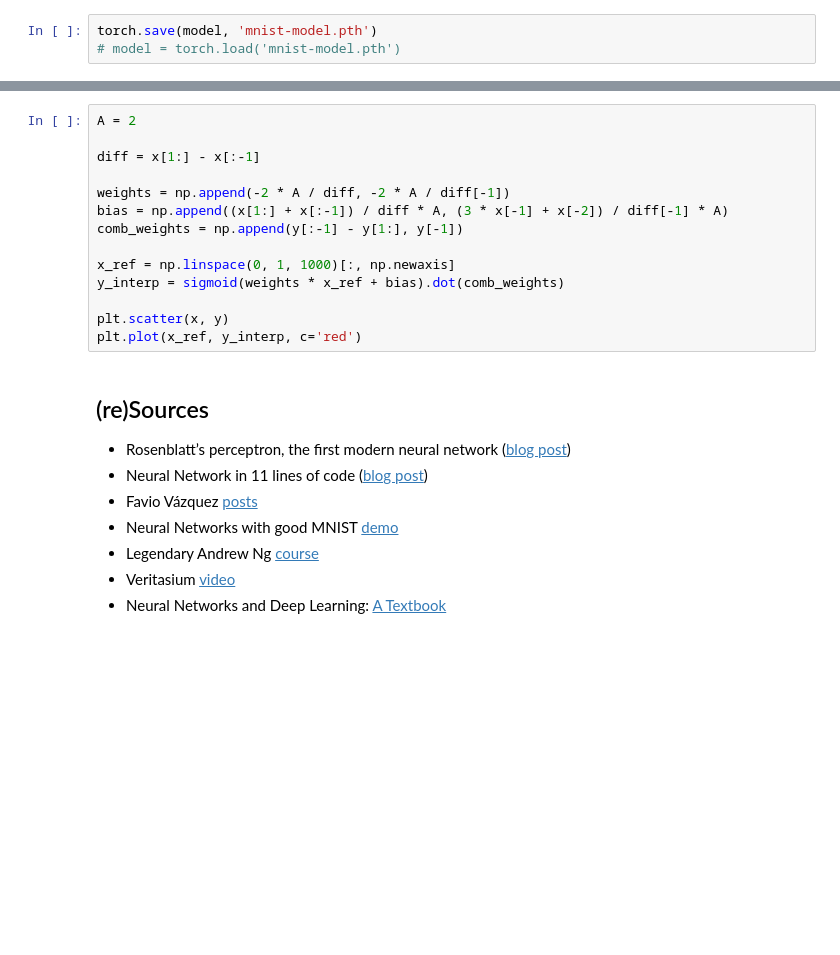
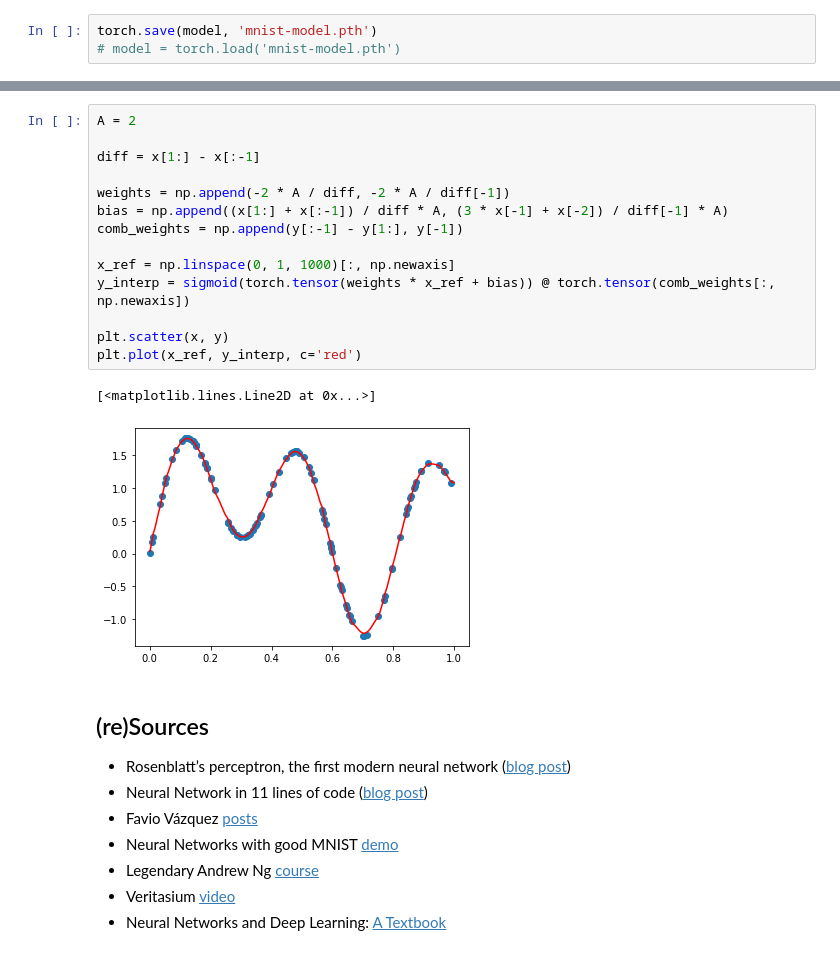
Before and after one commit to trokas/ai_primer, a Jupyter notebook: DNN.ipynb, the cells around one changed output, grey strips where cells are left out. Cells and saved outputs as stored; diff of their text form; blank space fills up the shorter version.

```diff
--- a/DNN.ipynb
+++ b/DNN.ipynb
@@ -789,17 +824,20 @@ plt.scatter(x, y)
 # %%
 A = 2
 
 diff = x[1:] - x[:-1]
 
 weights = np.append(-2 * A / diff, -2 * A / diff[-1])
 bias = np.append((x[1:] + x[:-1]) / diff * A, (3 * x[-1] + x[-2]) / diff[-1] * A)
 comb_weights = np.append(y[:-1] - y[1:], y[-1])
 
 x_ref = np.linspace(0, 1, 1000)[:, np.newaxis]
-y_interp = sigmoid(weights * x_ref + bias).dot(comb_weights)
+y_interp = sigmoid(torch.tensor(weights * x_ref + bias)) @ torch.tensor(comb_weights[:, np.newaxis])
 
 plt.scatter(x, y)
 plt.plot(x_ref, y_interp, c='red')
+# %% [output]
+[<matplotlib.lines.Line2D at 0x...>]
+[figure, added]
 # %% [markdown]
 ## (re)Sources
 - Rosenblatt’s perceptron, the first modern neural network ([blog post](https://towardsdatascience.com/rosenblatts-perceptron-the-very-first-neural-network-37a3ec09038a))
```
Also changed, not shown: parts of 7 cells of this notebook.
